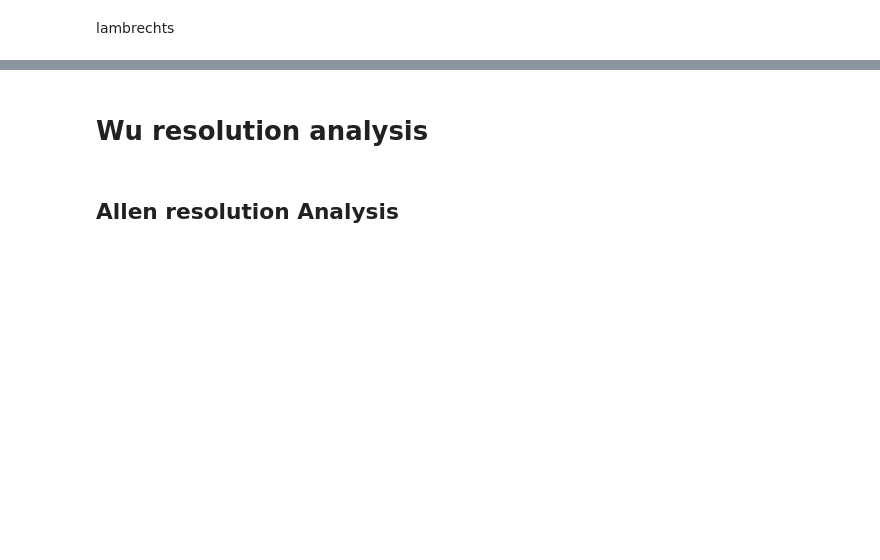
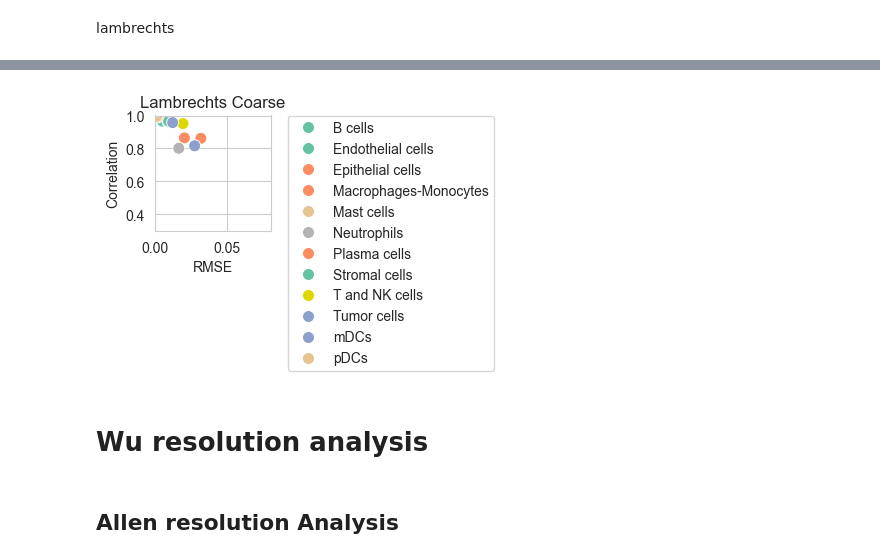
Before and after one commit to ComputationalBiomedicineGroup/rectangle_paper, a Jupyter notebook: notebooks/figure_3.ipynb, the cells around one changed output, grey strips where cells are left out. Saved outputs shown, nothing was run; the diff lists cells and outputs as text; code cells hidden in the pictures; blank space fills up the shorter version.

```diff
--- a/notebooks/figure_3.ipynb
+++ b/notebooks/figure_3.ipynb
@@ -1332,30 +875,32 @@ plt.show()
 # %%
 cell_palette.update({
     'CAFs': '#66C2A5',               # stromal/CAF family
     'Myeloid': '#FC8D62',            # macrophage/monocyte-heavy myeloid color you use
     'Cancer_Epithelial': '#8DA0CB',  # cancer family (distinct from stromal/immune)
     'Normal_Epithelial': '#FC8D62',  # epithelial/luminal family you already use
     'T-cells': '#FFD92F',            # T cells family
     'B-cells': '#66C2A5',            # B cells family
     'PVL': '#FC8D62',                # PVL family you set to luminal/orange
     'Endothelial': '#66C2A5',        # endothelial/stromal-like green
 })
 sns.set_style("whitegrid")
 plt.figure(figsize=(1.5, 1.5))
 # set y lim from 0 to 1
 plt.xlim(0, 0.08)
 plt.ylim(0.3, 1)
-brechts_coarse_r_cell_avg_sub = lambrechts_coarse_r_cell_avg.loc[coarse_keep]
-lambrechts_coarse_rsme_cell_avg_sub = lambrechts_coarse_rsme_cell_avg.loc[coarse_keep]
+lambrechts_coarse_r_cell_avg_sub = lambrechts_coarse_r_cell_avg
+lambrechts_coarse_rsme_cell_avg_sub = lambrechts_coarse_rsme_cell_avg
 
 sns.scatterplot(data=lambrechts_coarse_r_cell_avg_sub.to_frame(name='Correlation').join(lambrechts_coarse_rsme_cell_avg_sub.to_frame(name='RMSE')), x='RMSE', y='Correlation', hue=lambrechts_coarse_r_cell_avg_sub.index, s=75, palette=cell_palette)
 plt.title('Lambrechts Coarse')
 #legend in two rows
 plt.legend(bbox_to_anchor=(1.15, 1), loc=2, borderaxespad=0., ncol=1)
 #tight layout
 #save the whole figure
 plt.savefig('../figures/3d_scatter_lambrechts_coarse.pdf', bbox_inches='tight')
 plt.show()
+# %% [output]
+[figure, added]
 # %% [markdown]
 # Wu resolution analysis
 # %%
```
Also changed, not shown: parts of 26 cells of this notebook, 25 other files.
